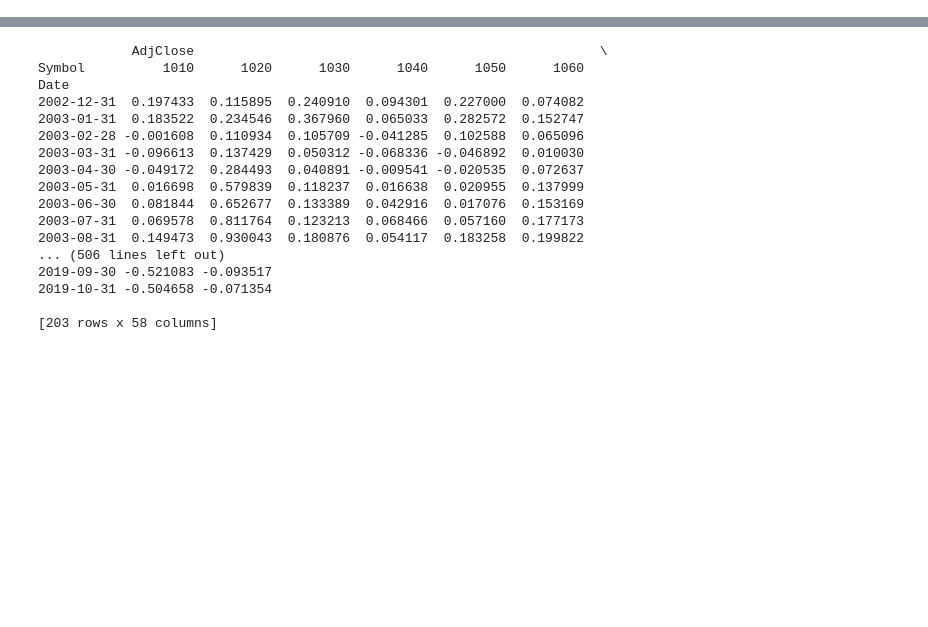
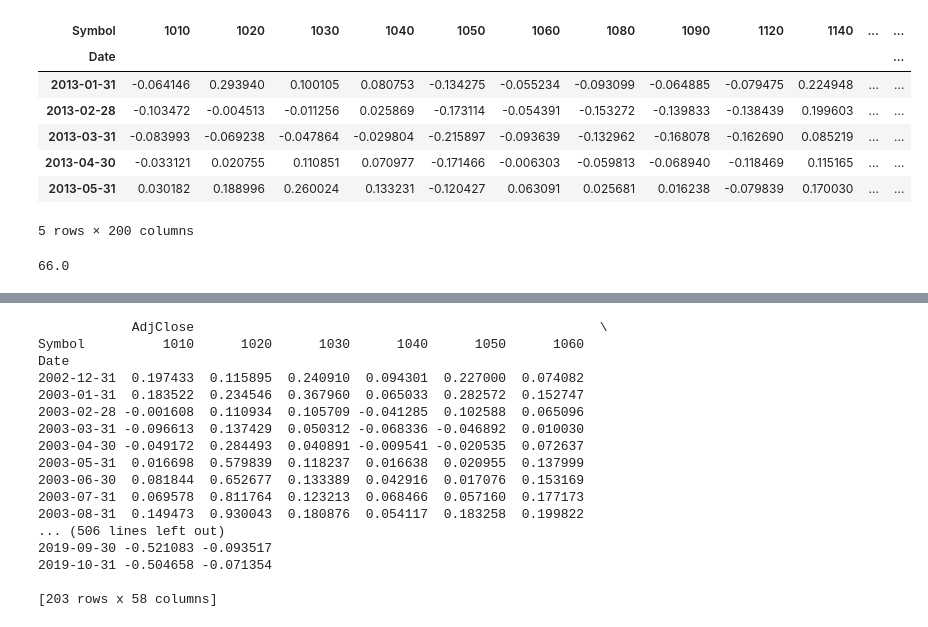
Before and after one commit to abonaser87/StocksHistoricalData, a Jupyter notebook: Momentum Strat.ipynb, the cells around one changed output, grey strips where cells are left out. Cells and saved outputs as stored; diff of their text form; code cells hidden in the pictures; blank space fills up the shorter version.

```diff
--- a/Momentum Strat.ipynb
+++ b/Momentum Strat.ipynb
@@ -94,0 +110,19 @@ returns.head()
+# %%
+lookback = 11
+holdPeriod = 3
+mom = returns.rolling(lookback).apply(multi_period_return)
+mom = mom[lookback:]
+mom.head()
+# %% [output]
+| Symbol | 1010 | 1020 | 1030 | 1040 | 1050 | 1060 | 1080 | 1090 | 1120 | 1140 | ... | ... |
+| Date |  |  |  |  |  |  |  |  |  |  |  | ... |
+| 2013-01-31 | -0.064146 | 0.293940 | 0.100105 | 0.080753 | -0.134275 | -0.055234 | -0.093099 | -0.064885 | -0.079475 | 0.224948 | ... | ... |
+| 2013-02-28 | -0.103472 | -0.004513 | -0.011256 | 0.025869 | -0.173114 | -0.054391 | -0.153272 | -0.139833 | -0.138439 | 0.199603 | ... | ... |
+| 2013-03-31 | -0.083993 | -0.069238 | -0.047864 | -0.029804 | -0.215897 | -0.093639 | -0.132962 | -0.168078 | -0.162690 | 0.085219 | ... | ... |
+| 2013-04-30 | -0.033121 | 0.020755 | 0.110851 | 0.070977 | -0.171466 | -0.006303 | -0.059813 | -0.068940 | -0.118469 | 0.115165 | ... | ... |
+| 2013-05-31 | 0.030182 | 0.188996 | 0.260024 | 0.133231 | -0.120427 | 0.063091 | 0.025681 | 0.016238 | -0.079839 | 0.170030 | ... | ... |
+5 rows × 200 columns
+# %%
+np.floor(mom.shape[0]/(holdPeriod))-1
+# %% [output]
+66.0
```
Also changed, not shown: parts of 20 cells of this notebook, 1 other file.
